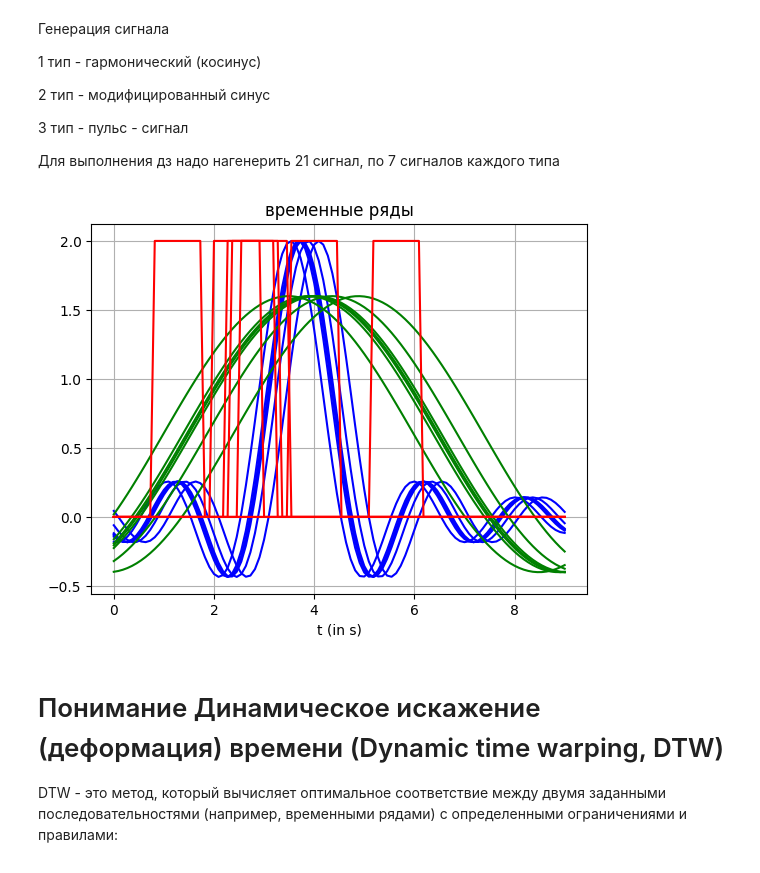
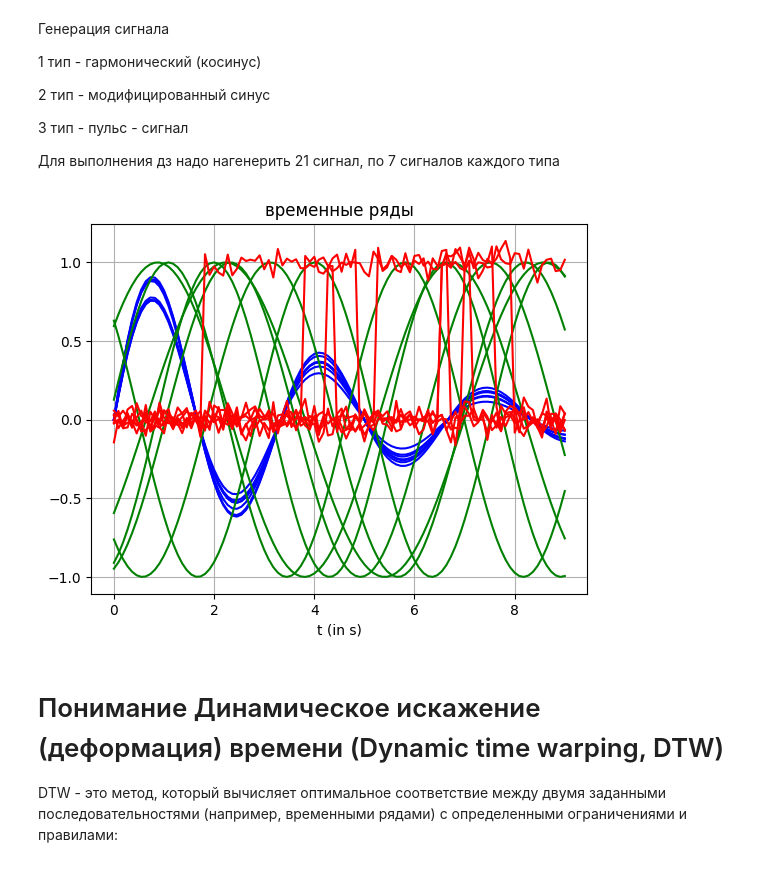
Before and after one commit to Thothmes/TimeSeriesLabs, a Jupyter notebook: practice6.ipynb, the cells around one changed output. Drawn from its saved outputs; the diff is of its cells as text; code cells hidden in the pictures.

```diff
--- a/practice6.ipynb
+++ b/practice6.ipynb
@@ -39,42 +41,51 @@ def pulse(t):
 # индекс и отсчет времени в секундах
 time_index = np.linspace(0, 9, 100)
 
 tseries_list = {'Time': time_index}
 d = np.random.random(size=10)
 
 
 N = 7 #количество образцов в каждом типе сигналов
 
 
 # гармонические колебания
 f0 = 0.2
 
 for i in range(N):
-    tseries_list["Tc"+str(i)] = "TODO: Напишите формулу для гармонического сигнала (косинус)"
+    phase = np.random.uniform(0, 2*np.pi)
+    # Добавляем небольшой случайный сдвиг частоты
+    freq = f0 + np.random.normal(0, 0.02)
+    tseries_list["Tc"+str(i)] = np.cos(2*np.pi * freq * time_index + phase)
 
 # модифицированный синус
 for i in range(N):
-    tseries_list["Ts"+str(i)] = "TODO: Напишите формулу для модифицированного синуса"
+    amp = np.random.uniform(0.8, 1.2)
+    decay = np.random.uniform(0.1, 0.3)
+    tseries_list["Ts"+str(i)] = amp * np.sin(2*np.pi * 0.3 * time_index) * np.exp(-decay * time_index)
 
 # пульс сигнал
 for i in range(N):
-    tseries_list["Tp"+str(i)] = "TODO: Напишите формулу для пульс сигнала"
-
+    pulse_signal = np.zeros_like(time_index)
+    start = np.random.randint(20, 80)
+    width = np.random.randint(10, 30)
+    pulse_signal[start:start+width] = 1.0
+    # добавляем небольшой шум
+    noise = np.random.normal(0, 0.05, len(time_index))
+    tseries_list["Tp"+str(i)] = pulse_signal + noise
 
 # отрисовка всех сигналов
 for i in range(N):
-    pass # Закомментировано или удалено, чтобы не падало до выполнения TODO
-    # plt.plot(time_index, tseries_list["Ts"+str(i)], '-b')
+    plt.plot(time_index, tseries_list["Ts"+str(i)], '-b')
 for i in range(N):
-    pass # plt.plot(time_index, tseries_list["Tc"+str(i)], '-g')
+    plt.plot(time_index, tseries_list["Tc"+str(i)], '-g')
 for i in range(N):
-    pass # plt.plot(time_index, tseries_list["Tp"+str(i)], '-r')
+    plt.plot(time_index, tseries_list["Tp"+str(i)], '-r')
 
 plt.title(r'временные ряды')
 plt.xlabel(r't (in s)')
 plt.grid()
 # %% [output]
-[figure, old version]
+[figure, new version]
 # %% [markdown]
 # Понимание Динамическое искажение (деформация) времени (Dynamic time warping, DTW)
 
```
Also changed, not shown: parts of 18 cells of this notebook, 5 other files.
